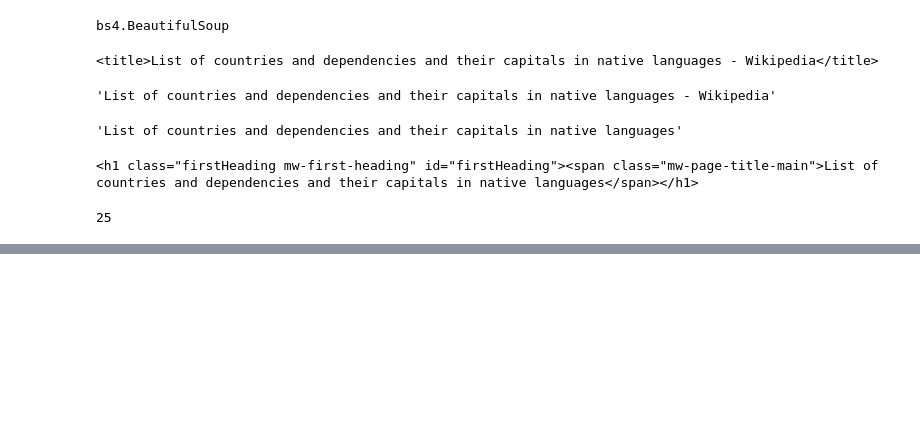
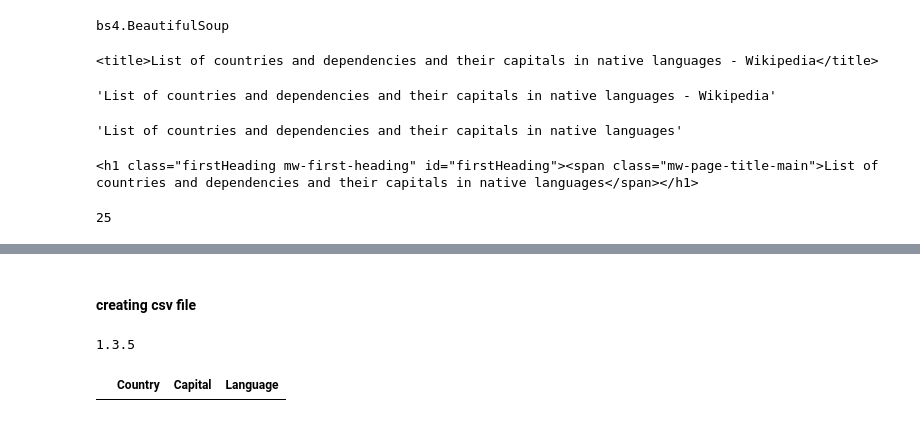
Before and after one commit to Abisheklimbu/Python_Data_Science, a Jupyter notebook: Web _Scraping_BeautifulSoup/scrape.ipynb, the cells around one changed output, grey strips where cells are left out. Saved outputs shown, nothing was run; the diff lists cells and outputs as text; code cells hidden in the pictures; blank space fills up the shorter version.

```diff
--- a/Web _Scraping_BeautifulSoup/scrape.ipynb
+++ b/Web _Scraping_BeautifulSoup/scrape.ipynb
@@ -193,0 +234,2 @@ all_table
+# %% [markdown]
+#### creating csv file
@@ -193,0 +238,4 @@ all_table
+# %%
+print(pd.__version__)
+# %% [output]
+1.3.5
@@ -193,0 +245,4 @@ all_table
+# %%
+df
+# %% [output]
+|  | Country | Capital | Language |
```
Also changed, not shown: parts of 28 cells of this notebook.
